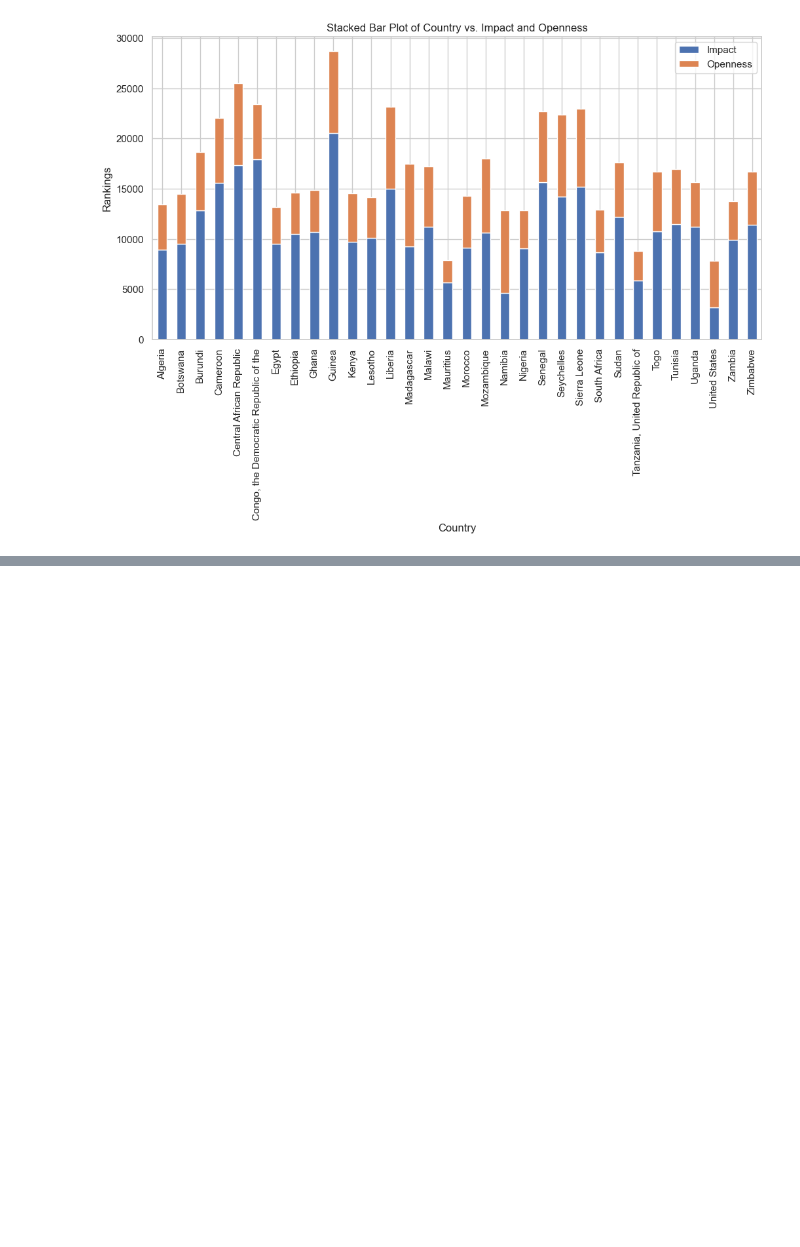
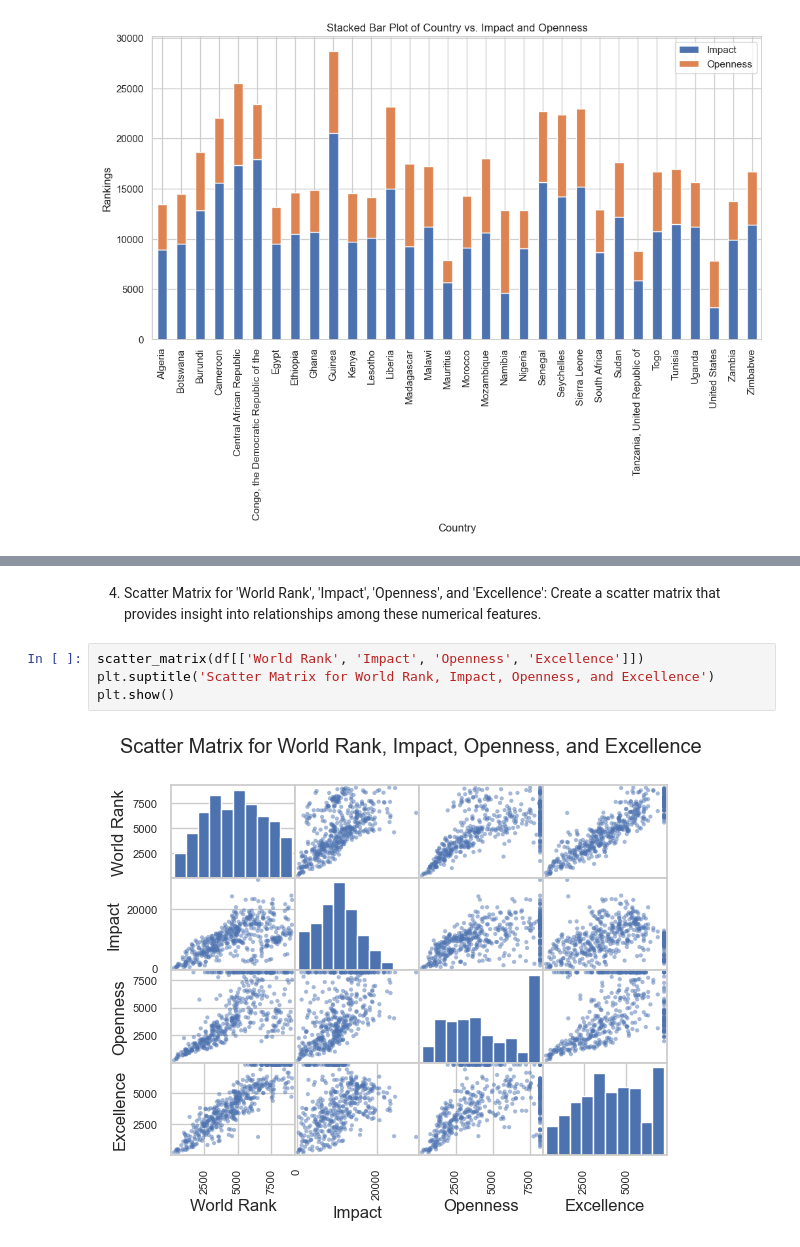
Before and after one commit to Gbekoilias/Stage-C-Exercise, a Jupyter notebook: Notebooks/Notebook (EDA).ipynb, the cells around one changed output, grey strips where cells are left out. Drawn from its saved outputs; the diff is of its cells as text; blank space fills up the shorter version.

```diff
--- a/Notebooks/Notebook (EDA).ipynb
+++ b/Notebooks/Notebook (EDA).ipynb
@@ -351,0 +392,9 @@ plt.show()
+# %% [markdown]
+4. Scatter Matrix for 'World Rank', 'Impact', 'Openness', and 'Excellence':
+Create a scatter matrix that provides insight into relationships among these numerical features.
+# %%
+scatter_matrix(df[['World Rank', 'Impact', 'Openness', 'Excellence']])
+plt.suptitle('Scatter Matrix for World Rank, Impact, Openness, and Excellence')
+plt.show()
+# %% [output]
+[figure, added]
```
Also changed, not shown: parts of 19 cells of this notebook.
